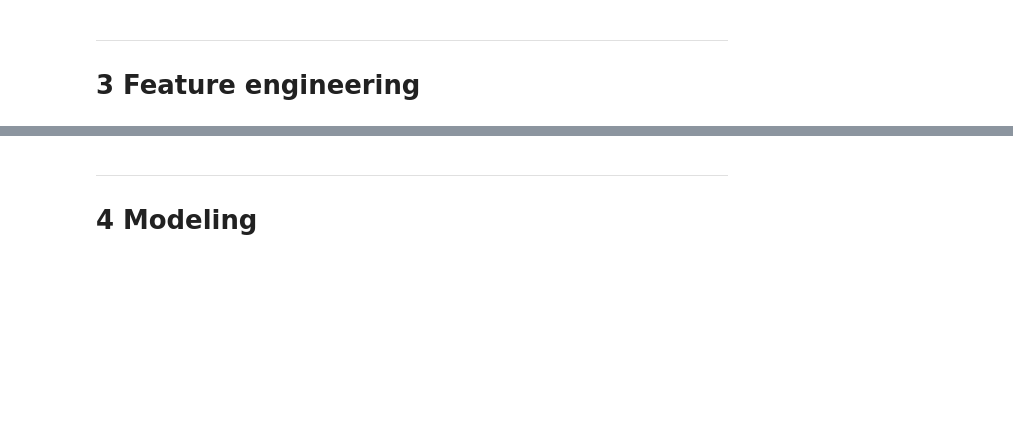
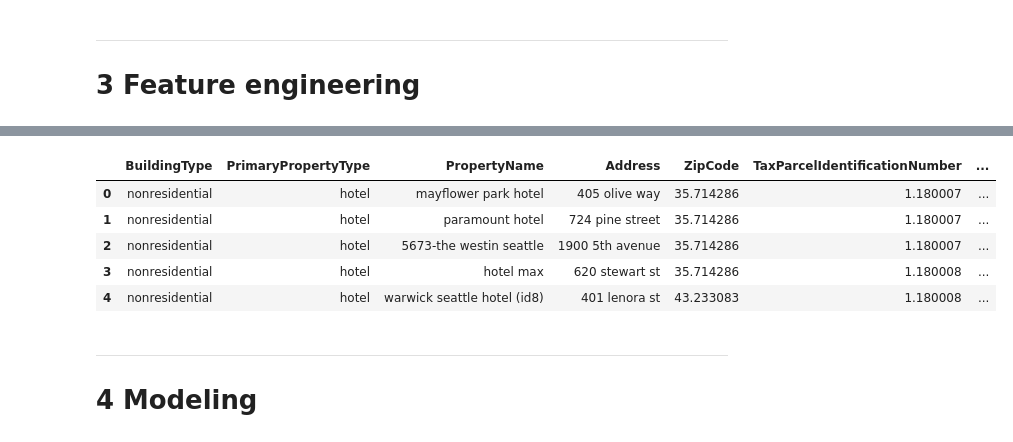
Before and after one commit to curiousmindflow/oc-ml-p3, a Jupyter notebook: exploration.ipynb, the cells around one changed output, grey strips where cells are left out. Cells and saved outputs as stored; diff of their text form; code cells hidden in the pictures; blank space fills up the shorter version.

```diff
--- a/exploration.ipynb
+++ b/exploration.ipynb
@@ -201,3 +274,16 @@ data[["ListOfAllPropertyUseTypes", "Count_ListOfAllPropertyUseTypes"]].head(10)
+# %%
+new_df.replace(np.nan, 0, inplace=True)
+# %%
+data = data.join([new_df])
+# %%
+data.head()
+# %% [output]
+|  | BuildingType | PrimaryPropertyType | PropertyName | Address | ZipCode | TaxParcelIdentificationNumber | ... |
+| 0 | nonresidential | hotel | mayflower park hotel | 405 olive way | 35.714286 | 1.180007 | ... |
+| 1 | nonresidential | hotel | paramount hotel | 724 pine street | 35.714286 | 1.180007 | ... |
+| 2 | nonresidential | hotel | 5673-the westin seattle | 1900 5th avenue | 35.714286 | 1.180007 | ... |
+| 3 | nonresidential | hotel | hotel max | 620 stewart st | 35.714286 | 1.180008 | ... |
+| 4 | nonresidential | hotel | warwick seattle hotel (id8) | 401 lenora st | 43.233083 | 1.180008 | ... |
 # %% [markdown]
 ***
 # 4 Modeling
```
Also changed, not shown: parts of 20 cells of this notebook.
